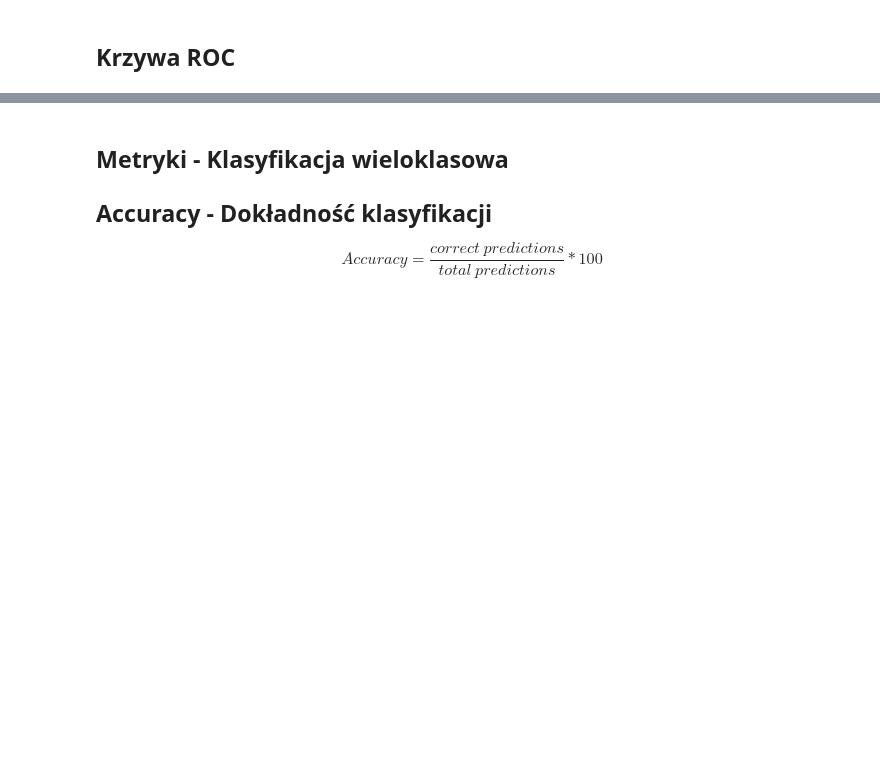
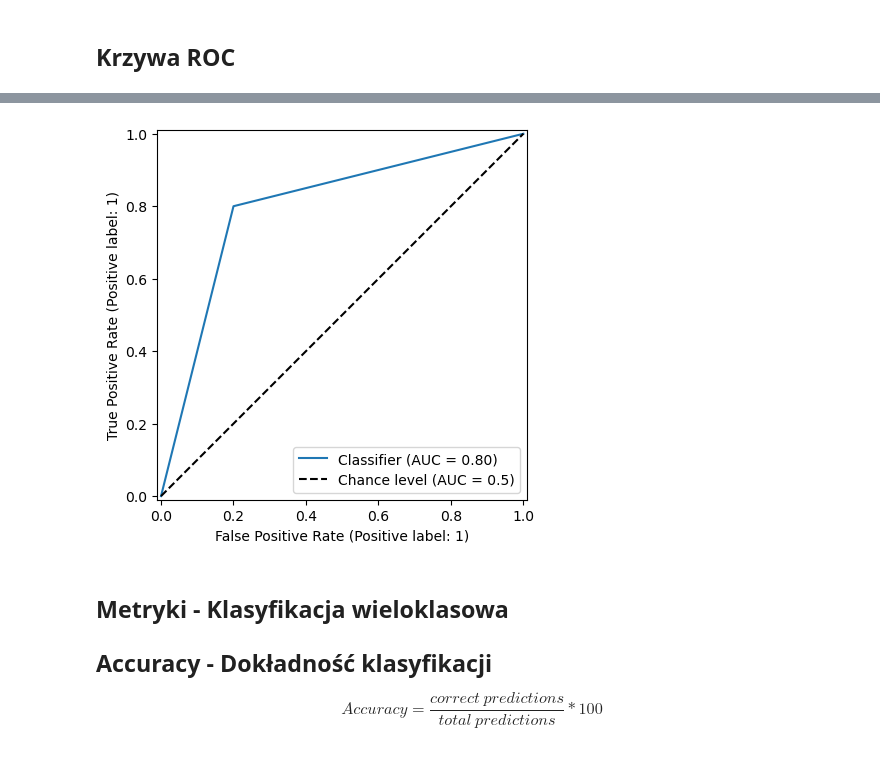
Before and after one commit to MattyMroz/ML, a Jupyter notebook: Lab1/Metryki_klasyfikacja.ipynb, the cells around one changed output, grey strips where cells are left out. Drawn from its saved outputs; the diff is of its cells as text; code cells hidden in the pictures; blank space fills up the shorter version.

```diff
--- a/Lab1/Metryki_klasyfikacja.ipynb
+++ b/Lab1/Metryki_klasyfikacja.ipynb
@@ -145,3 +79,15 @@ plot_roc_curve(y_true, y_pred)
+# %%
+RCD = RocCurveDisplay.from_predictions(
+    y_true,
+    y_pred,
+    plot_chance_level=True,
+    chance_level_kw={"linestyle": "--"},
+    pos_label = 1,
+)
+
+plt.show()
+# %% [output]
+[figure, added]
 # %% [markdown]
 ## Metryki - Klasyfikacja wieloklasowa
 
```
Also changed, not shown: parts of 17 cells of this notebook, 6 other files.
